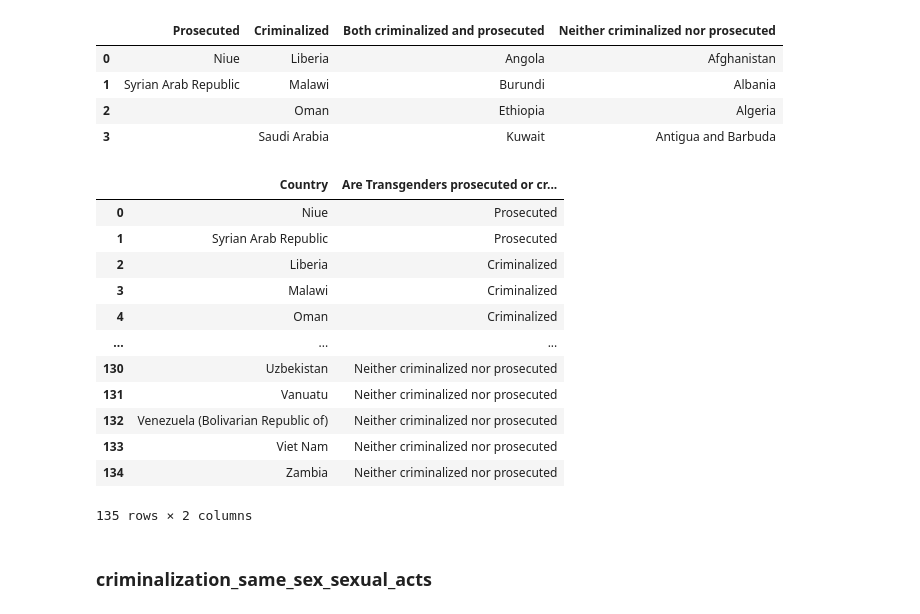
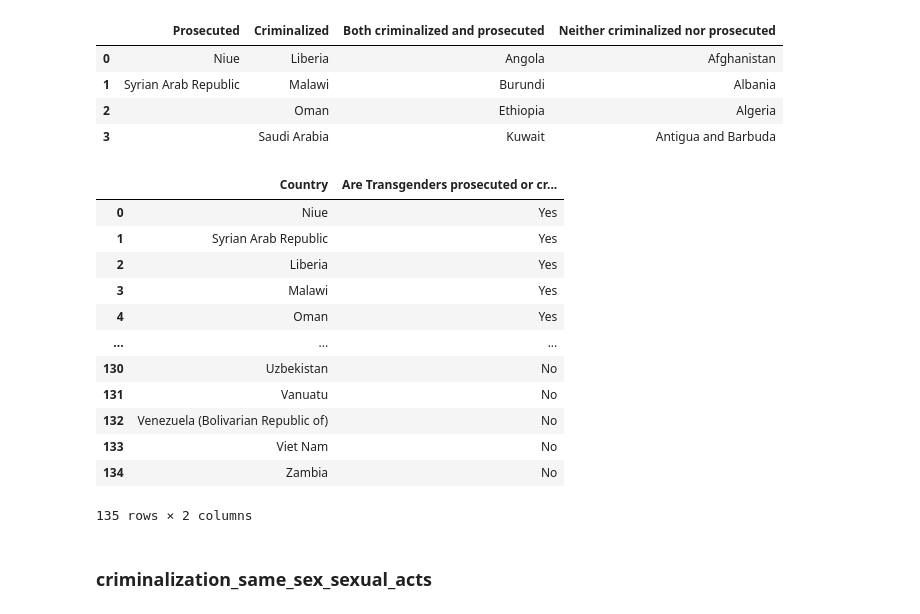
Before and after one commit to henriquelouz/unaids-dataset, a Jupyter notebook: main.ipynb, the cells around one changed output. Saved outputs shown, nothing was run; the diff lists cells and outputs as text; code cells hidden in the pictures.

```diff
--- a/main.ipynb
+++ b/main.ipynb
@@ -116,20 +122,24 @@ criminalization_prosecution_transgender.head(4)
 | 3 |  | Saudi Arabia | Kuwait | Antigua and Barbuda |
 # %%
 criminalization_prosecution_transgender = melt_values(criminalization_prosecution_transgender, 'Are Transgenders prosecuted or criminalized')
+criminalization_prosecution_transgender.replace("Neither criminalized nor prosecuted",  "No", inplace=True)
+criminalization_prosecution_transgender.replace("Both criminalized and prosecuted",  "Yes", inplace=True)
+criminalization_prosecution_transgender.replace("Criminalized",  "Yes", inplace=True)
+criminalization_prosecution_transgender.replace("Prosecuted",  "Yes", inplace=True)
 criminalization_prosecution_transgender
 # %% [output]
 |  | Country | Are Transgenders prosecuted or cr... |
-| 0 | Niue | Prosecuted |
-| 1 | Syrian Arab Republic | Prosecuted |
-| 2 | Liberia | Criminalized |
-| 3 | Malawi | Criminalized |
-| 4 | Oman | Criminalized |
+| 0 | Niue | Yes |
+| 1 | Syrian Arab Republic | Yes |
+| 2 | Liberia | Yes |
+| 3 | Malawi | Yes |
+| 4 | Oman | Yes |
 | ... | ... | ... |
-| 130 | Uzbekistan | Neither criminalized nor prosecuted |
-| 131 | Vanuatu | Neither criminalized nor prosecuted |
-| 132 | Venezuela (Bolivarian Republic of) | Neither criminalized nor prosecuted |
-| 133 | Viet Nam | Neither criminalized nor prosecuted |
-| 134 | Zambia | Neither criminalized nor prosecuted |
+| 130 | Uzbekistan | No |
+| 131 | Vanuatu | No |
+| 132 | Venezuela (Bolivarian Republic of) | No |
+| 133 | Viet Nam | No |
+| 134 | Zambia | No |
 135 rows × 2 columns
 # %% [markdown]
 ### criminalization_same_sex_sexual_acts
```
Also changed, not shown: parts of 26 cells of this notebook, 1 other file.
